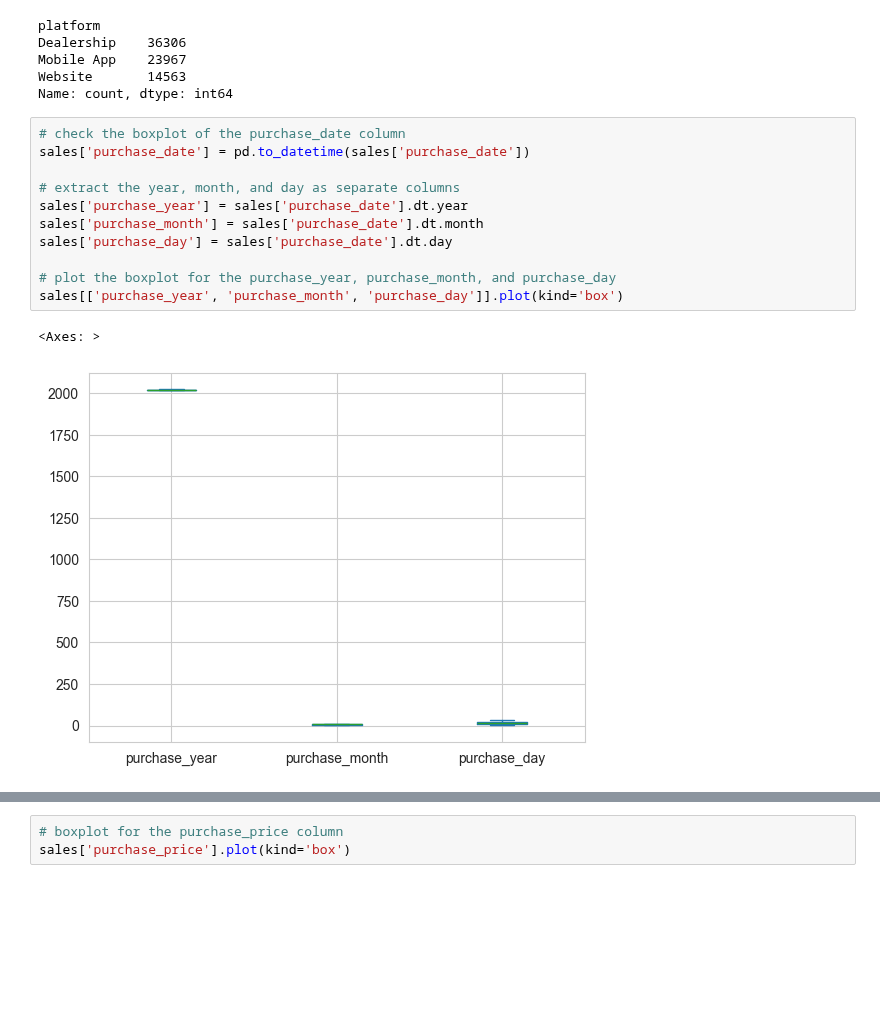
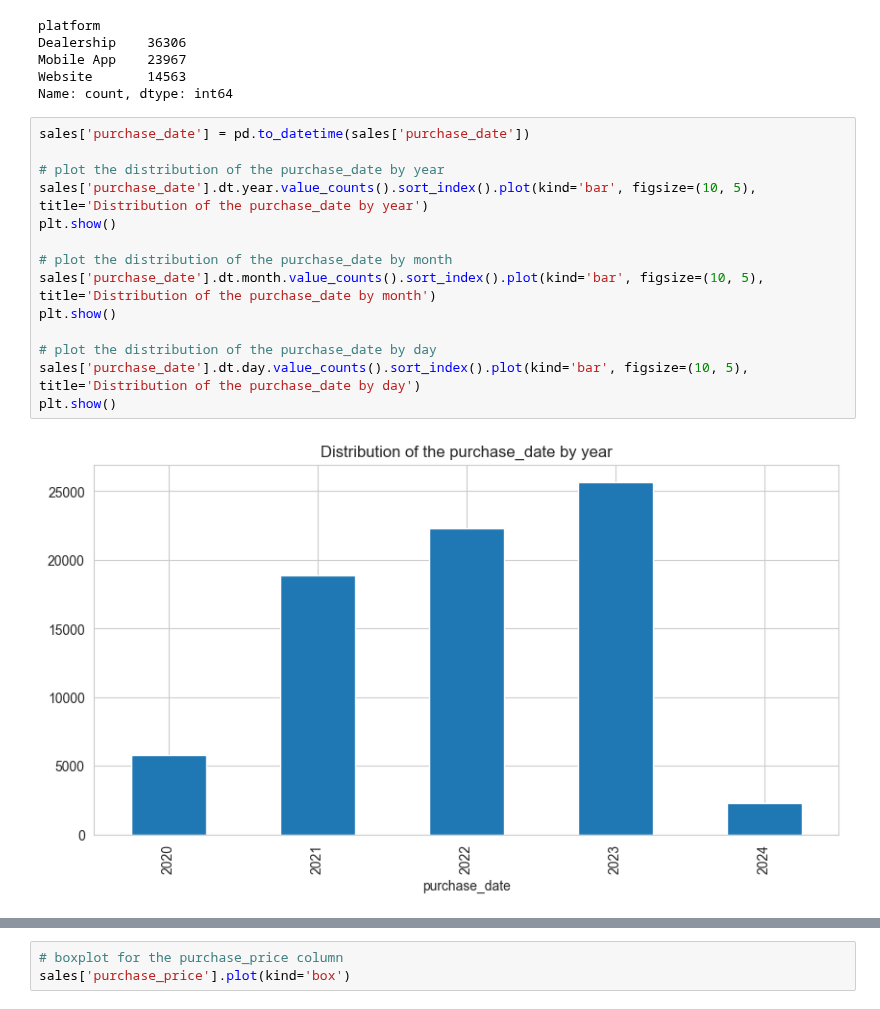
Before and after one commit to glag2/glag2-Internship-Case-2024-DEC, a Jupyter notebook: [STEP 1] Data Cleaning.ipynb, the cells around one changed output, grey strips where cells are left out. Cells and saved outputs as stored; diff of their text form; blank space fills up the shorter version.

```diff
--- a/[STEP 1] Data Cleaning.ipynb
+++ b/[STEP 1] Data Cleaning.ipynb
@@ -169,17 +169,19 @@ Dealership    36306
 Mobile App    23967
 Website       14563
 Name: count, dtype: int64
-# %%
-# check the boxplot of the purchase_date column
-sales['purchase_date'] = pd.to_datetime(sales['purchase_date'])
-
-# extract the year, month, and day as separate columns
-sales['purchase_year'] = sales['purchase_date'].dt.year
-sales['purchase_month'] = sales['purchase_date'].dt.month
-sales['purchase_day'] = sales['purchase_date'].dt.day
-
-# plot the boxplot for the purchase_year, purchase_month, and purchase_day
-sales[['purchase_year', 'purchase_month', 'purchase_day']].plot(kind='box')
-# %% [output]
-<Axes: >
-[figure, removed]
+# %%
+sales['purchase_date'] = pd.to_datetime(sales['purchase_date'])
+
+# plot the distribution of the purchase_date by year
+sales['purchase_date'].dt.year.value_counts().sort_index().plot(kind='bar', figsize=(10, 5), title='Distribution of the purchase_date by year')
+plt.show()
+
+# plot the distribution of the purchase_date by month
+sales['purchase_date'].dt.month.value_counts().sort_index().plot(kind='bar', figsize=(10, 5), title='Distribution of the purchase_date by month')
+plt.show()
+
+# plot the distribution of the purchase_date by day
+sales['purchase_date'].dt.day.value_counts().sort_index().plot(kind='bar', figsize=(10, 5), title='Distribution of the purchase_date by day')
+plt.show()
+# %% [output]
+[figure, added]
```
Also changed, not shown: parts of 6 cells of this notebook, 7 other files.
